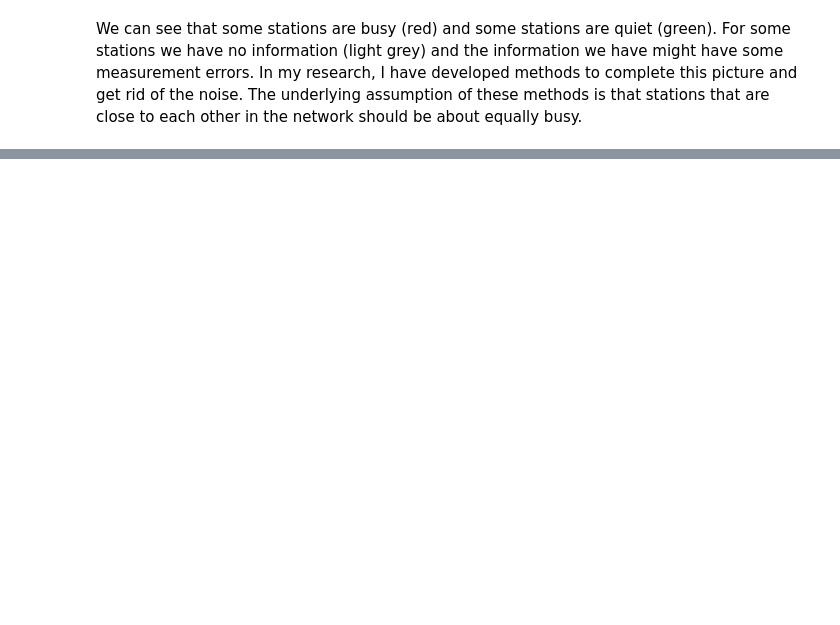
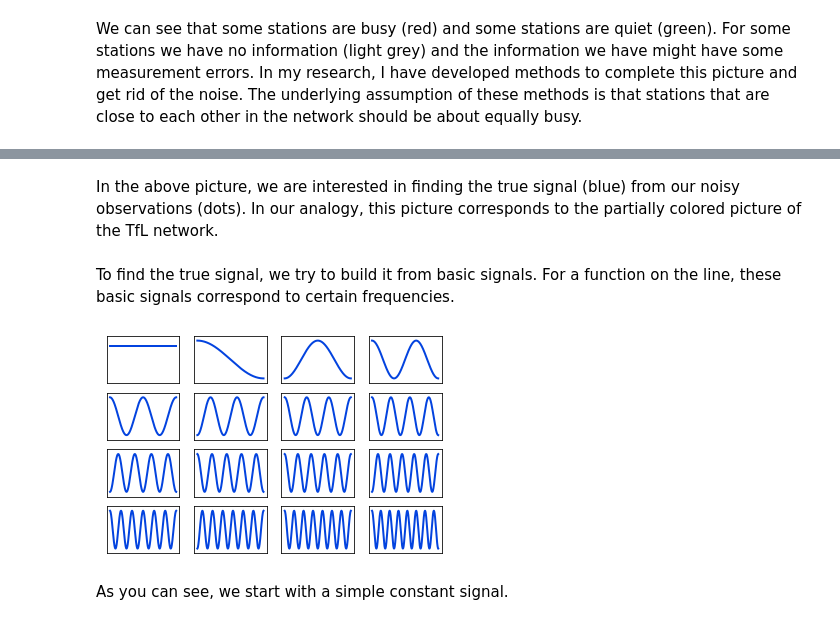
Before and after one commit to jarno35/thesis-presentation, a Jupyter notebook: tfl.ipynb, the cells around one changed output, grey strips where cells are left out. Saved outputs shown, nothing was run; the diff lists cells and outputs as text; code cells hidden in the pictures; blank space fills up the shorter version.

```diff
--- a/tfl.ipynb
+++ b/tfl.ipynb
@@ -114,0 +138,14 @@ We can see that some stations are busy (red) and some stations are quiet (green)
+# %% [markdown]
+In the above picture, we are interested in finding the true signal (blue) from our noisy observations (dots). In our analogy, this picture corresponds to the partially colored picture of the TfL network.
+# %% [markdown]
+To find the true signal, we try to build it from basic signals. For a function on the line, these basic signals correspond to certain frequencies.
+# %%
+# Plot the first 16 eigenvectors of the path graph.
+fig, axs = plt.subplots(4, 4)
+axs = axs.flatten()
+for k in range(16):
+    plot_path_graph(axs[k], x, 4.0 * np.sqrt(0.5 * n) * V[:,k])
+# %% [output]
+[figure, added]
+# %% [markdown]
+As you can see, we start with a simple constant signal.
```
Also changed, not shown: parts of 7 cells of this notebook.
